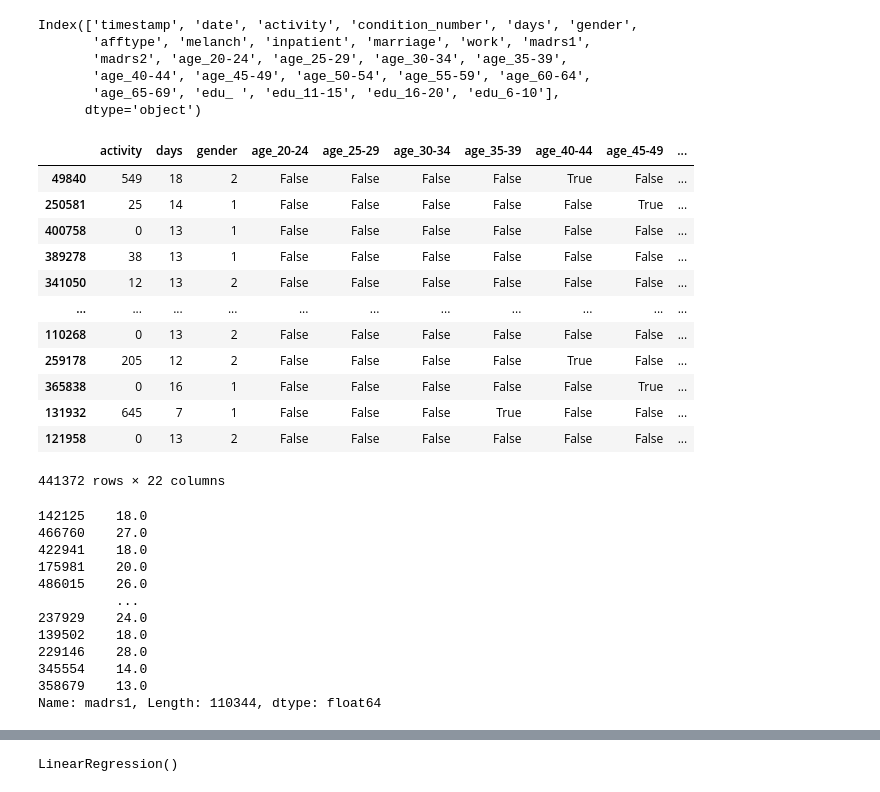
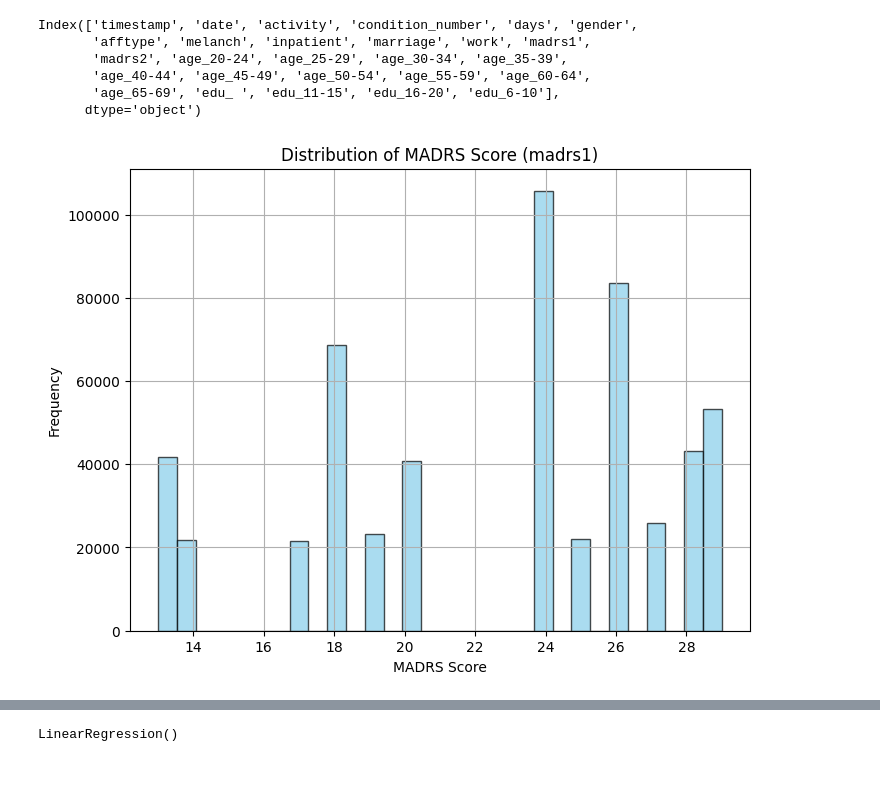
Before and after one commit to Joshua-Conde/Depression, a Jupyter notebook: depression.ipynb, the cells around one changed output, grey strips where cells are left out. Saved outputs shown, nothing was run; the diff lists cells and outputs as text; code cells hidden in the pictures.

```diff
--- a/depression.ipynb
+++ b/depression.ipynb
@@ -261,34 +248,14 @@ X_train, X_test, y_train, y_test = train_test_split(
-# %%
-X_train
-# %% [output]
-|  | activity | days | gender | age_20-24 | age_25-29 | age_30-34 | age_35-39 | age_40-44 | age_45-49 | ... |
-| 49840 | 549 | 18 | 2 | False | False | False | False | True | False | ... |
-| 250581 | 25 | 14 | 1 | False | False | False | False | False | True | ... |
-| 400758 | 0 | 13 | 1 | False | False | False | False | False | False | ... |
-| 389278 | 38 | 13 | 1 | False | False | False | False | False | False | ... |
-| 341050 | 12 | 13 | 2 | False | False | False | False | False | False | ... |
-| ... | ... | ... | ... | ... | ... | ... | ... | ... | ... | ... |
-| 110268 | 0 | 13 | 2 | False | False | False | False | False | False | ... |
-| 259178 | 205 | 12 | 2 | False | False | False | False | True | False | ... |
-| 365838 | 0 | 16 | 1 | False | False | False | False | False | True | ... |
-| 131932 | 645 | 7 | 1 | False | False | False | True | False | False | ... |
-| 121958 | 0 | 13 | 2 | False | False | False | False | False | False | ... |
-441372 rows × 22 columns
-# %%
-y_test
-# %% [output]
-142125    18.0
-466760    27.0
-422941    18.0
-175981    20.0
-486015    26.0
-          ...
-237929    24.0
-139502    18.0
-229146    28.0
-345554    14.0
-358679    13.0
-Name: madrs1, Length: 110344, dtype: float64
+# %%
+# Plot distribution of the target variable
+plt.figure(figsize=(8, 6))
+plt.hist(y, bins=30, color="skyblue", edgecolor="black", alpha=0.7)
+plt.title("Distribution of MADRS Score (madrs1)")
+plt.xlabel("MADRS Score")
+plt.ylabel("Frequency")
+plt.grid(True)
+plt.show()
+# %% [output]
+[figure, added]
 # %%
 # Define preprocessing steps
 
```
Also changed, not shown: parts of 15 cells of this notebook.
